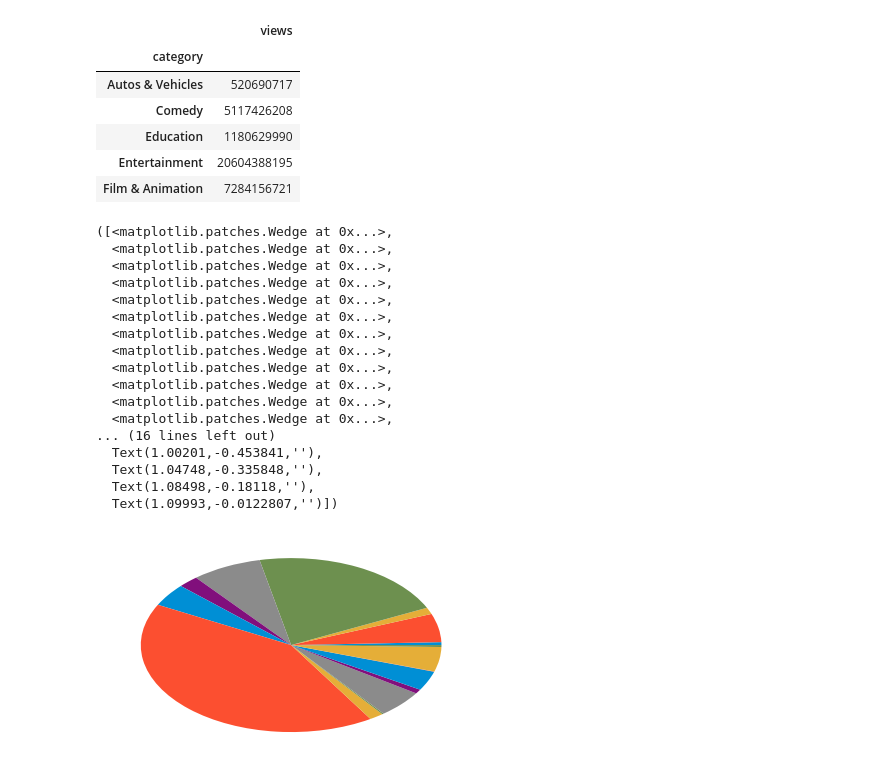
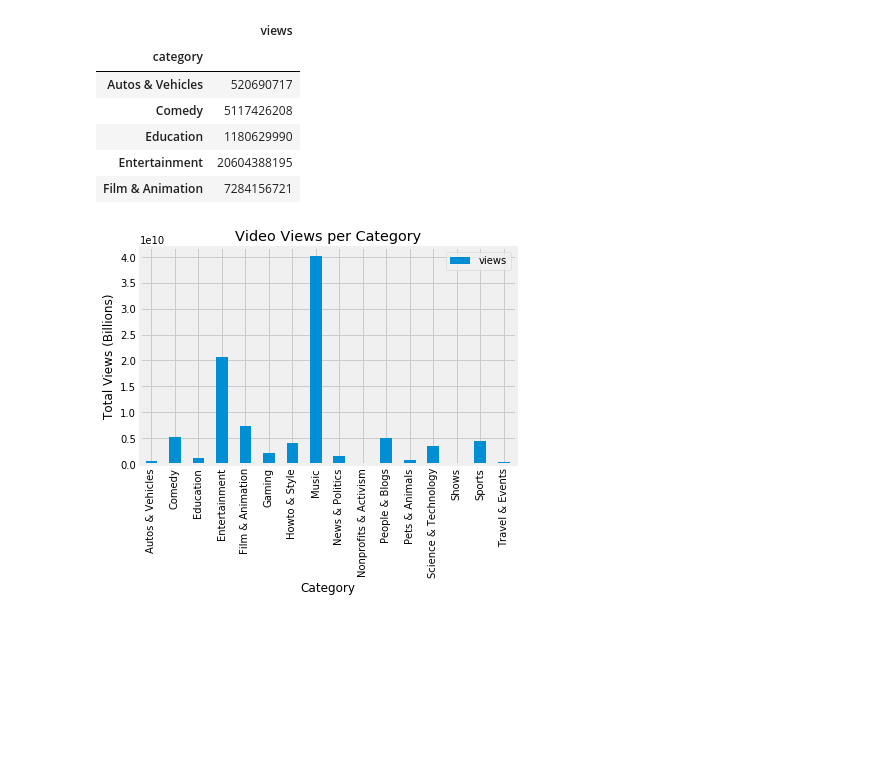
Before and after one commit to LVijayaraghavan/TrendingyoutubevideoStats, a Jupyter notebook: youtubeETL.ipynb, the cells around one changed output. Drawn from its saved outputs; the diff is of its cells as text; code cells hidden in the pictures; blank space fills up the shorter version.

Commit message:
graphs

```diff
--- a/youtubeETL.ipynb
+++ b/youtubeETL.ipynb
@@ -212,8 +214,8 @@ plt.savefig("BarGraph.png")
 [figure]
 <Figure size 432x288 with 0 Axes>
 # %%
-pie_analysis_df = video_analysis_final[['views']].copy()
-pie_analysis_df.head()
+chart_analysis_df = video_analysis_final[['views']].copy()
+chart_analysis_df.head()
 # %% [output]
 |  | views |
 | category |  |
@@ -222,24 +224,15 @@ pie_analysis_df.head()
 | Education | 1180629990 |
 | Entertainment | 20604388195 |
 | Film & Animation | 7284156721 |
-# %%
-plt.pie(pie_analysis_df)
-# %% [output]
-([<matplotlib.patches.Wedge at 0x...>,
-  <matplotlib.patches.Wedge at 0x...>,
-  <matplotlib.patches.Wedge at 0x...>,
-  <matplotlib.patches.Wedge at 0x...>,
-  <matplotlib.patches.Wedge at 0x...>,
-  <matplotlib.patches.Wedge at 0x...>,
-  <matplotlib.patches.Wedge at 0x...>,
-  <matplotlib.patches.Wedge at 0x...>,
-  <matplotlib.patches.Wedge at 0x...>,
-  <matplotlib.patches.Wedge at 0x...>,
-  <matplotlib.patches.Wedge at 0x...>,
-  <matplotlib.patches.Wedge at 0x...>,
-... (16 lines left out)
-  Text(1.00201,-0.453841,''),
-  Text(1.04748,-0.335848,''),
-  Text(1.08498,-0.18118,''),
-  Text(1.09993,-0.0122807,'')])
-[figure, removed]
+# %%
+category_analysis = chart_analysis_df.plot(kind='bar')
+
+category_analysis.set_xlabel("Category")
+category_analysis.set_ylabel("Total Views (Billions)")
+category_analysis.set_title("Video Views per Category")
+
+plt.ylim(ymax = 42000000000 , ymin = 0)
+
+plt.show()
+# %% [output]
+[figure, added]
```
Also changed, not shown: parts of 1 cell of this notebook, 1 other file.
